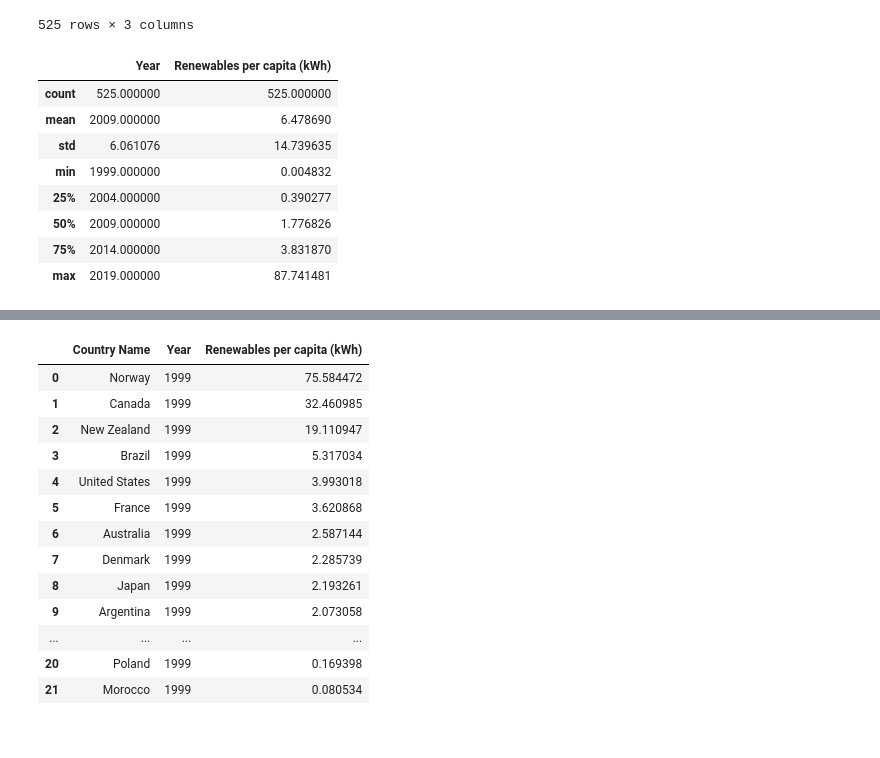
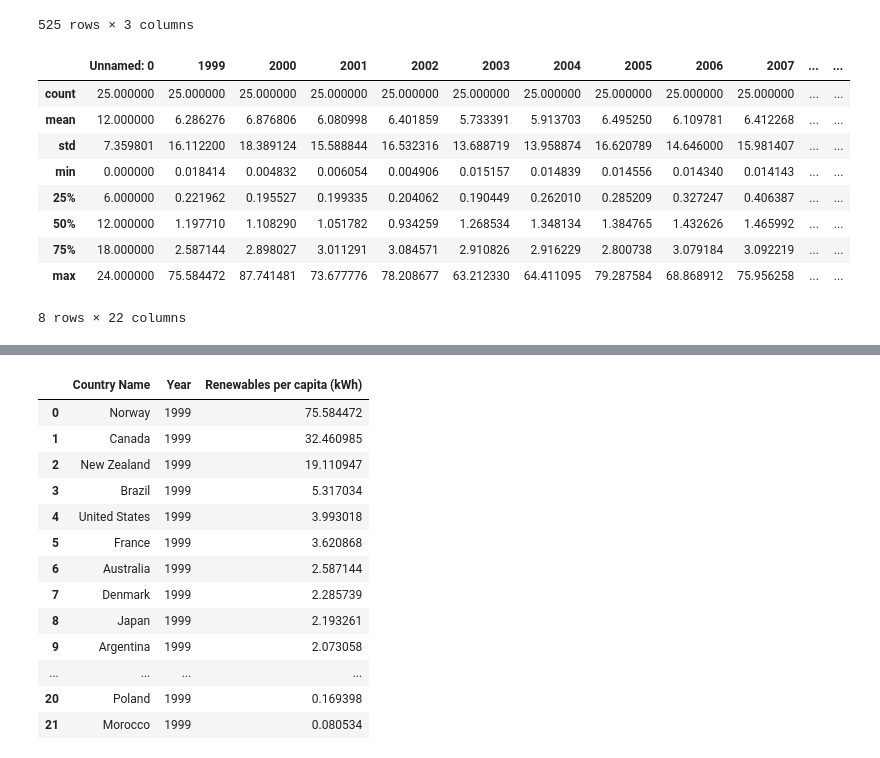
Before and after one commit to S-Shrey-09/DataVizProject, a Jupyter notebook: Data organisation code (.ipynb)/Renewable Data .ipynb, the cells around one changed output, grey strips where cells are left out. Drawn from its saved outputs; the diff is of its cells as text; code cells hidden in the pictures.

Commit message:
Renewable Data code final

```diff
--- a/Data organisation code (.ipynb)/Renewable Data .ipynb
+++ b/Data organisation code (.ipynb)/Renewable Data .ipynb
@@ -35,15 +37,18 @@ df1.head(525)
 | 523 | World | 2018 | 2.298676 |
 | 524 | World | 2019 | 2.398941 |
 525 rows × 3 columns
-# %%
-df1.describe() # EDA with .describe()
-# %% [output]
-|  | Year | Renewables per capita (kWh) |
-| count | 525.000000 | 525.000000 |
-| mean | 2009.000000 | 6.478690 |
-| std | 6.061076 | 14.739635 |
-| min | 1999.000000 | 0.004832 |
-| 25% | 2004.000000 | 0.390277 |
-| 50% | 2009.000000 | 1.776826 |
-| 75% | 2014.000000 | 3.831870 |
-| max | 2019.000000 | 87.741481 |
+# %%
+#EDA with describe()
+df_renewable_organised= pd.read_csv("https://raw.githubusercontent.com/S-Shrey-09/DataVizProject/main/Selected-organised%20Data%20for%20plotting/Renewables%20per%20capita%20dataplot.csv")
+df_renewable_organised.describe()
+# %% [output]
+|  | Unnamed: 0 | 1999 | 2000 | 2001 | 2002 | 2003 | 2004 | 2005 | 2006 | 2007 | ... | ... |
+| count | 25.000000 | 25.000000 | 25.000000 | 25.000000 | 25.000000 | 25.000000 | 25.000000 | 25.000000 | 25.000000 | 25.000000 | ... | ... |
+| mean | 12.000000 | 6.286276 | 6.876806 | 6.080998 | 6.401859 | 5.733391 | 5.913703 | 6.495250 | 6.109781 | 6.412268 | ... | ... |
+| std | 7.359801 | 16.112200 | 18.389124 | 15.588844 | 16.532316 | 13.688719 | 13.958874 | 16.620789 | 14.646000 | 15.981407 | ... | ... |
+| min | 0.000000 | 0.018414 | 0.004832 | 0.006054 | 0.004906 | 0.015157 | 0.014839 | 0.014556 | 0.014340 | 0.014143 | ... | ... |
+| 25% | 6.000000 | 0.221962 | 0.195527 | 0.199335 | 0.204062 | 0.190449 | 0.262010 | 0.285209 | 0.327247 | 0.406387 | ... | ... |
+| 50% | 12.000000 | 1.197710 | 1.108290 | 1.051782 | 0.934259 | 1.268534 | 1.348134 | 1.384765 | 1.432626 | 1.465992 | ... | ... |
+| 75% | 18.000000 | 2.587144 | 2.898027 | 3.011291 | 3.084571 | 2.910826 | 2.916229 | 2.800738 | 3.079184 | 3.092219 | ... | ... |
+| max | 24.000000 | 75.584472 | 87.741481 | 73.677776 | 78.208677 | 63.212330 | 64.411095 | 79.287584 | 68.868912 | 75.956258 | ... | ... |
+8 rows × 22 columns
```
Also changed, not shown: parts of 8 cells of this notebook.
